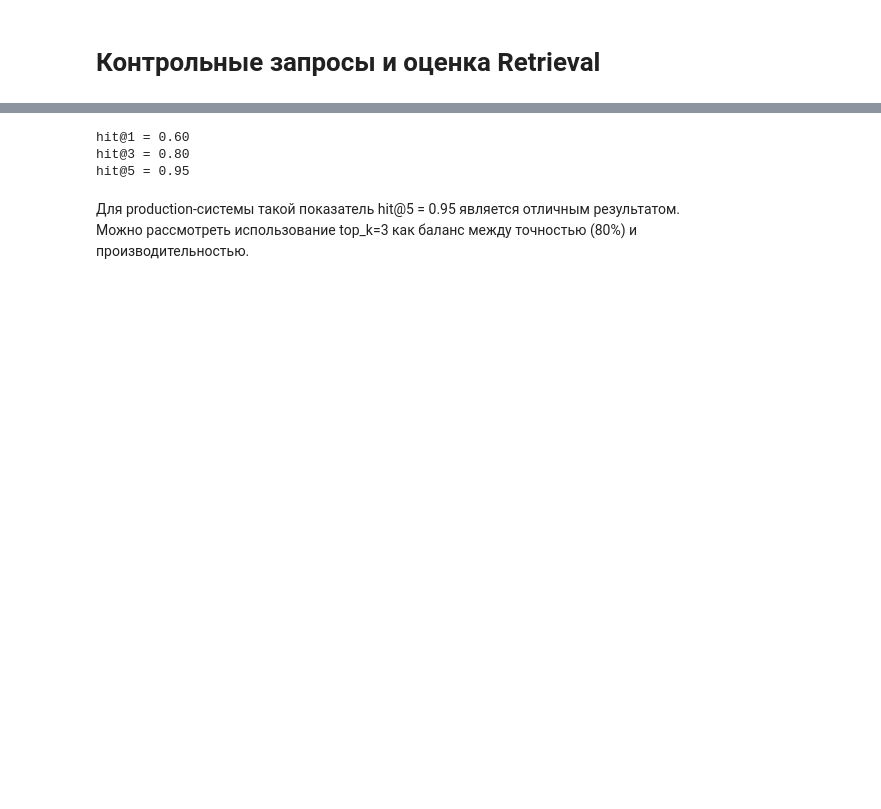
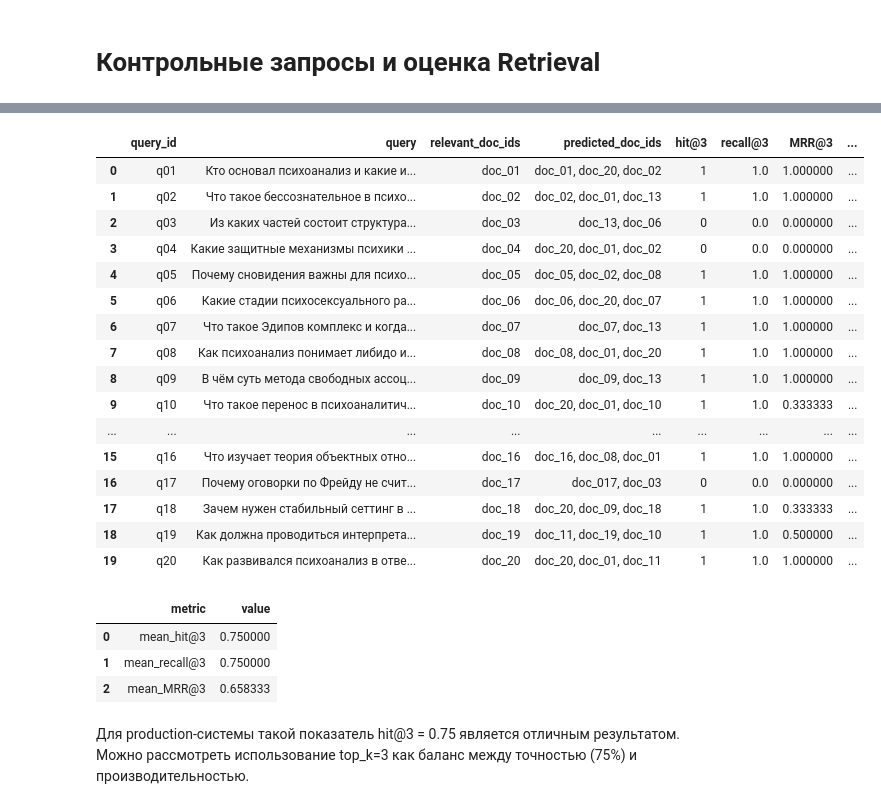
Before and after one commit to AwesomeIstok/aie-student-template, a Jupyter notebook: homeworks/HW14/HW14.ipynb, the cells around one changed output, grey strips where cells are left out. Saved outputs shown, nothing was run; the diff lists cells and outputs as text; code cells hidden in the pictures; blank space fills up the shorter version.

```diff
--- a/homeworks/HW14/HW14.ipynb
+++ b/homeworks/HW14/HW14.ipynb
@@ -563,21 +851,39 @@ saved: artifacts/retrieval_eval.csv
 # %%
-def evaluate_top_k(k: int) -> float:
-    hits = 0
-    for item in qa_benchmark:
-        retrieved = search(item["query"], top_k=k)
-        if item["relevant_doc_ids"] in retrieved["doc_id"].tolist():
-            hits += 1
-    return hits / len(qa_benchmark)
+baseline_eval_k3 = evaluate_benchmark(benchmark_queries, artifacts=artifacts, top_k=3)
+display(baseline_eval_k3)
 
-hit_k1 = evaluate_top_k(1)
-hit_k3 = evaluate_top_k(3)
-hit_k5 = evaluate_top_k(5)
-print(f"hit@1 = {hit_k1:.2f}")
-print(f"hit@3 = {hit_k3:.2f}")
-print(f"hit@5 = {hit_k5:.2f}")
+summary_k3 = pd.DataFrame(
+    {
+        "metric": ["mean_hit@3", "mean_recall@3", "mean_MRR@3"],
+        "value": [
+            baseline_eval_k3["hit@3"].mean(),
+            baseline_eval_k3["recall@3"].mean(),
+            baseline_eval_k3["MRR@3"].mean(),
+        ],
+    }
+)
+display(summary_k3)
 # %% [output]
-hit@1 = 0.60
-hit@3 = 0.80
-hit@5 = 0.95
+|  | query_id | query | relevant_doc_ids | predicted_doc_ids | hit@3 | recall@3 | MRR@3 | ... |
+| 0 | q01 | Кто основал психоанализ и какие и... | doc_01 | doc_01, doc_20, doc_02 | 1 | 1.0 | 1.000000 | ... |
+| 1 | q02 | Что такое бессознательное в психо... | doc_02 | doc_02, doc_01, doc_13 | 1 | 1.0 | 1.000000 | ... |
+| 2 | q03 | Из каких частей состоит структура... | doc_03 | doc_13, doc_06 | 0 | 0.0 | 0.000000 | ... |
+| 3 | q04 | Какие защитные механизмы психики ... | doc_04 | doc_20, doc_01, doc_02 | 0 | 0.0 | 0.000000 | ... |
+| 4 | q05 | Почему сновидения важны для психо... | doc_05 | doc_05, doc_02, doc_08 | 1 | 1.0 | 1.000000 | ... |
+| 5 | q06 | Какие стадии психосексуального ра... | doc_06 | doc_06, doc_20, doc_07 | 1 | 1.0 | 1.000000 | ... |
+| 6 | q07 | Что такое Эдипов комплекс и когда... | doc_07 | doc_07, doc_13 | 1 | 1.0 | 1.000000 | ... |
+| 7 | q08 | Как психоанализ понимает либидо и... | doc_08 | doc_08, doc_01, doc_20 | 1 | 1.0 | 1.000000 | ... |
+| 8 | q09 | В чём суть метода свободных ассоц... | doc_09 | doc_09, doc_13 | 1 | 1.0 | 1.000000 | ... |
+| 9 | q10 | Что такое перенос в психоаналитич... | doc_10 | doc_20, doc_01, doc_10 | 1 | 1.0 | 0.333333 | ... |
+| ... | ... | ... | ... | ... | ... | ... | ... | ... |
+| 15 | q16 | Что изучает теория объектных отно... | doc_16 | doc_16, doc_08, doc_01 | 1 | 1.0 | 1.000000 | ... |
+| 16 | q17 | Почему оговорки по Фрейду не счит... | doc_17 | doc_017, doc_03 | 0 | 0.0 | 0.000000 | ... |
+| 17 | q18 | Зачем нужен стабильный сеттинг в ... | doc_18 | doc_20, doc_09, doc_18 | 1 | 1.0 | 0.333333 | ... |
+| 18 | q19 | Как должна проводиться интерпрета... | doc_19 | doc_11, doc_19, doc_10 | 1 | 1.0 | 0.500000 | ... |
+| 19 | q20 | Как развивался психоанализ в отве... | doc_20 | doc_20, doc_01, doc_11 | 1 | 1.0 | 1.000000 | ... |
+|  | metric | value |
+| 0 | mean_hit@3 | 0.750000 |
+| 1 | mean_recall@3 | 0.750000 |
+| 2 | mean_MRR@3 | 0.658333 |
 # %% [markdown]
-Для production-системы такой показатель hit@5 = 0.95 является отличным результатом. Можно рассмотреть использование top_k=3 как баланс между точностью (80%) и производительностью.
+Для production-системы такой показатель hit@3 = 0.75 является отличным результатом. Можно рассмотреть использование top_k=3 как баланс между точностью (75%) и производительностью.
```
Also changed, not shown: parts of 25 cells of this notebook, 4 other files.
